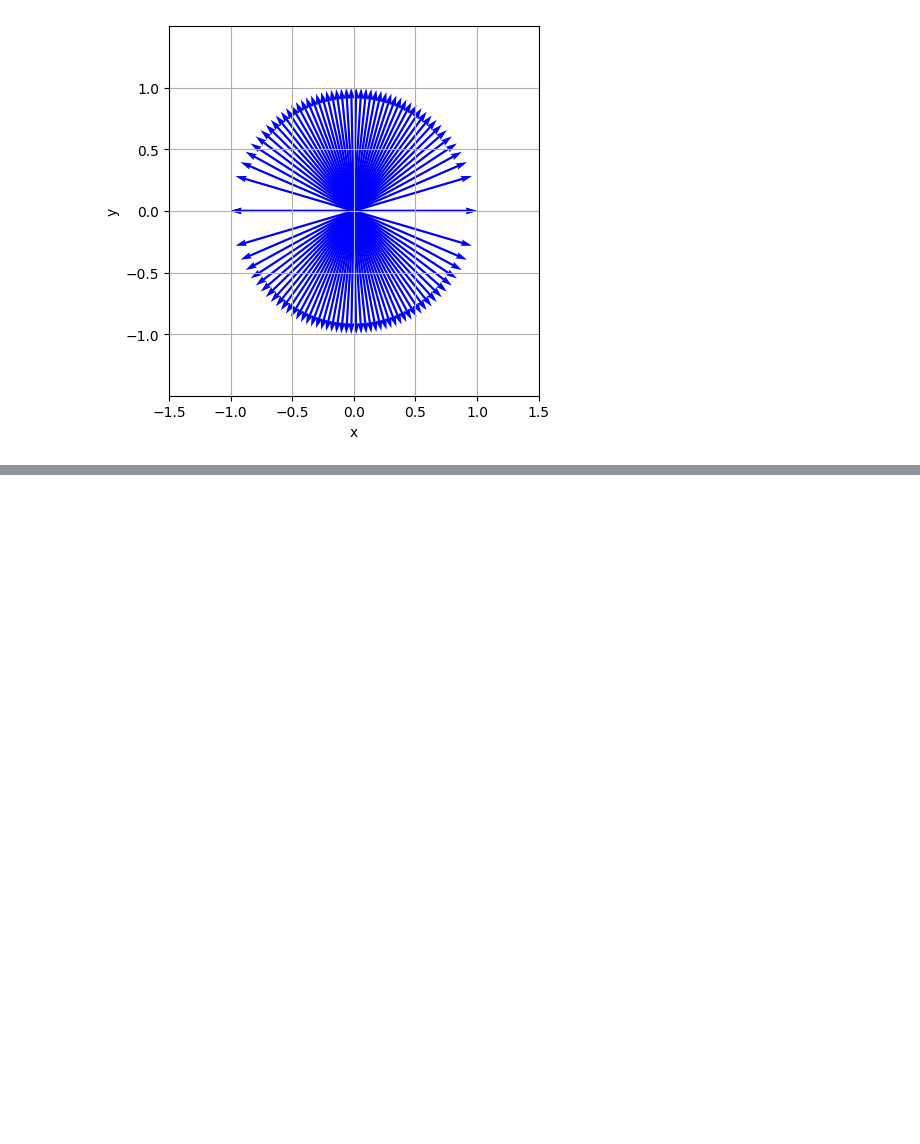
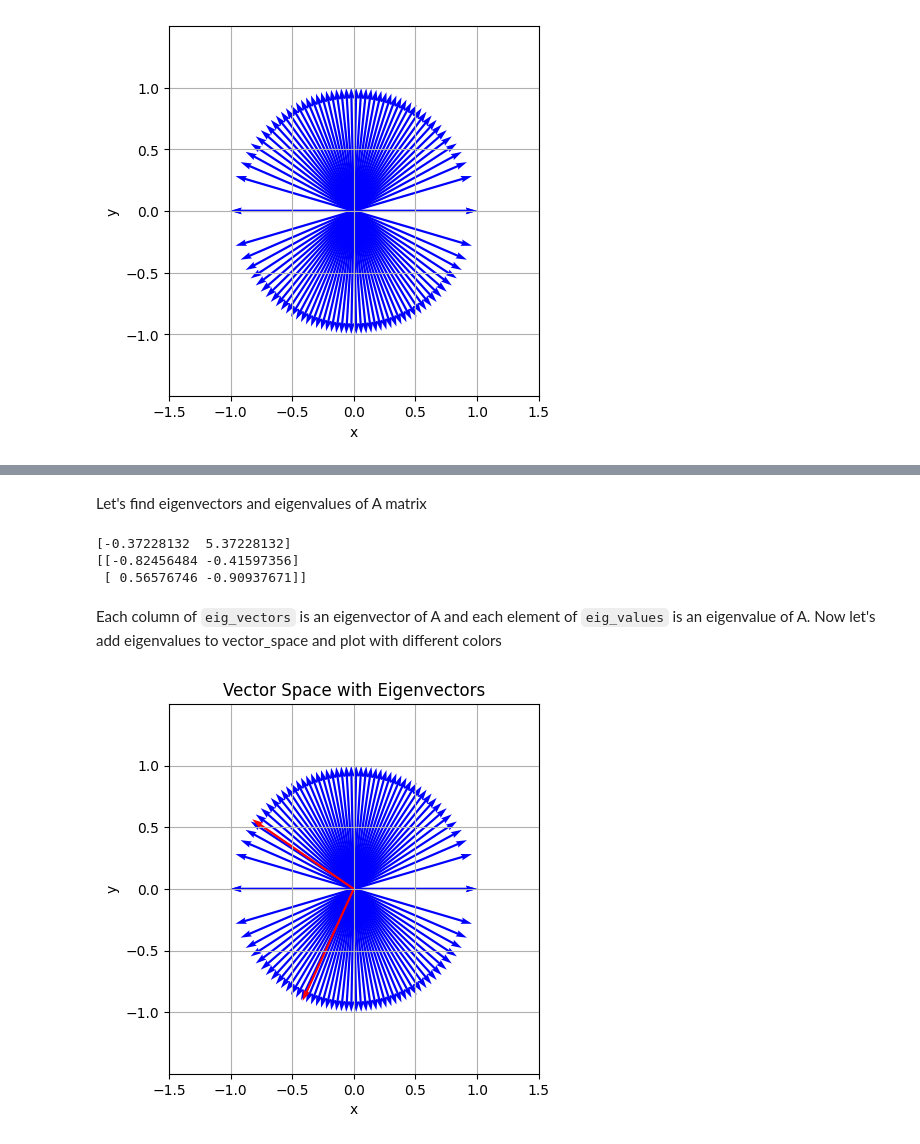
Before and after one commit to demirbey05/eigv, a Jupyter notebook: experiment.ipynb, the cells around one changed output, grey strips where cells are left out. Saved outputs shown, nothing was run; the diff lists cells and outputs as text; code cells hidden in the pictures; blank space fills up the shorter version.

Commit message:
docs: add markdown explanation for Ax space calculation and matrix multiplication

```diff
--- a/experiment.ipynb
+++ b/experiment.ipynb
@@ -13 +15,4 @@ plt.show()
 # %%
+A = np.array([[1, 2], [3, 4]])
+# A has shape (2,2) , vector_space has shape (100,2)
+Ax_space = np.matmul(A,vector_space.T).T
@@ -31,0 +23,21 @@ array([[-1.        ,  0.        ],
+# %% [markdown]
+Let's find eigenvectors and eigenvalues of A matrix
+# %%
+from numpy import linalg as LA
+eig_values, eig_vectors = LA.eig(A)
+print(eig_values)
+print(eig_vectors)
+# %% [output]
+[-0.37228132  5.37228132]
+[[-0.82456484 -0.41597356]
+ [ 0.56576746 -0.90937671]]
+# %% [markdown]
+Each column of `eig_vectors` is an eigenvector of A and each element of `eig_values` is an eigenvalue of A. Now let's add eigenvalues to vector_space and plot with different colors
+# %%
+vector_space_with_eigenvectors = np.vstack((vector_space, eig_vectors.T))
+fig,ax = plt.subplots()
+colors = ["blue" for _ in range(vector_space.shape[0])]+["red" for _ in range(eig_vectors.shape[1])]
+plot_vectors(vector_space_with_eigenvectors,ax=ax,colors=colors,title="Vector Space with Eigenvectors")
+plt.show()
+# %% [output]
+[figure, added]
```
Also changed, not shown: parts of 4 cells of this notebook.
